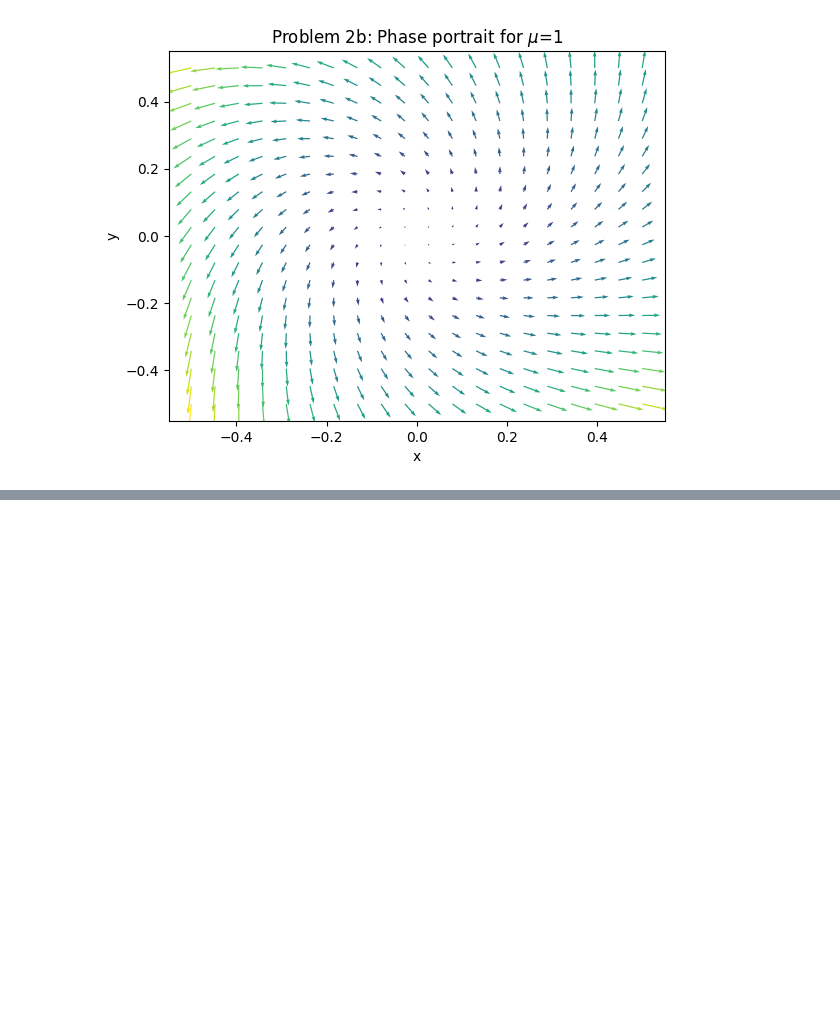
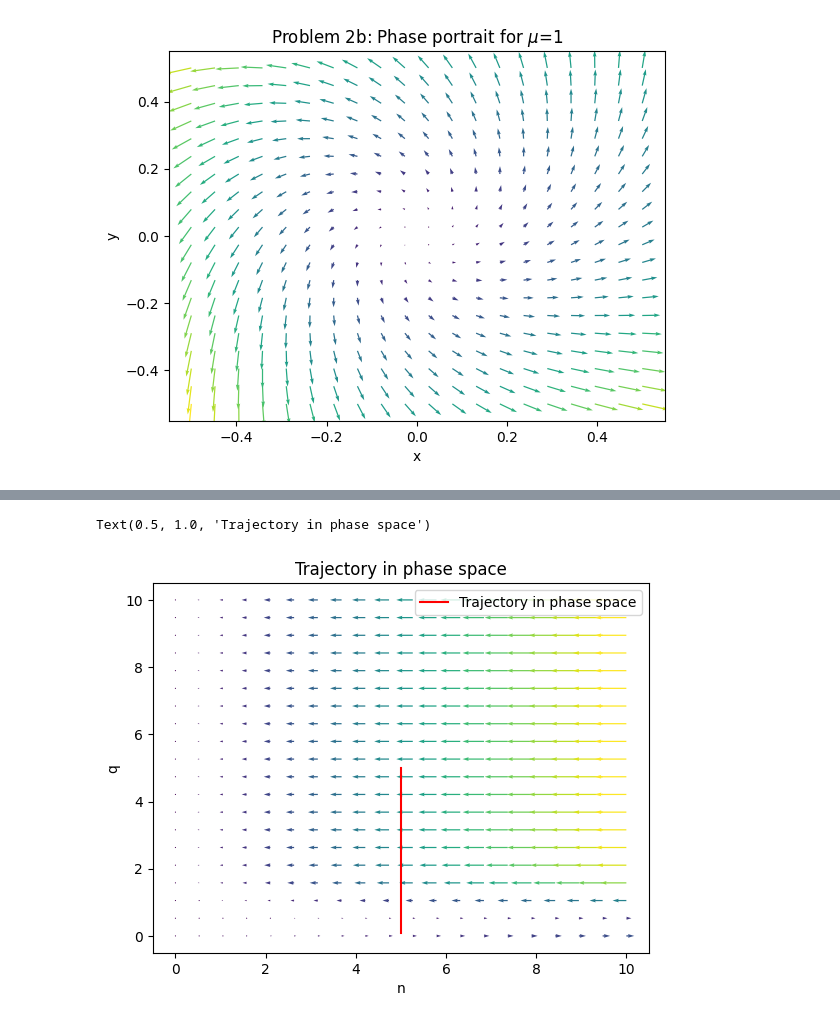
Before and after one commit to corinnawegner/Physics_of_complex_systems, a Jupyter notebook: Assignment 4/Assignment 5.ipynb, the cells around one changed output, grey strips where cells are left out. Saved outputs shown, nothing was run; the diff lists cells and outputs as text; code cells hidden in the pictures; blank space fills up the shorter version.

```diff
--- a/Assignment 4/Assignment 5.ipynb
+++ b/Assignment 4/Assignment 5.ipynb
@@ -38,0 +71,16 @@ plot_phase_portrait(1)
+# %%
+t = np.linspace(0,100,100)
+vals = odeint(synthetic_control, [5,5],t, tfirst=True)
+num_vectors = 20
+n , q = np.meshgrid(np.linspace(0,10,num_vectors), np.linspace(0,10,num_vectors))
+u = synthetic_control(t, [n,q])[0]
+v = synthetic_control(t, [n,q])[1]
+plt.quiver(n,q,u,v,np.hypot(u, v), width = 0.0025)
+plt.plot(vals[0], vals[1], "r", label = "Trajectory in phase space")
+plt.xlabel("n")
+plt.ylabel("q")
+plt.legend()
+plt.title("Trajectory in phase space")
+# %% [output]
+Text(0.5, 1.0, 'Trajectory in phase space')
+[figure, added]
```
Also changed, not shown: parts of 2 cells of this notebook, 1 other file.
